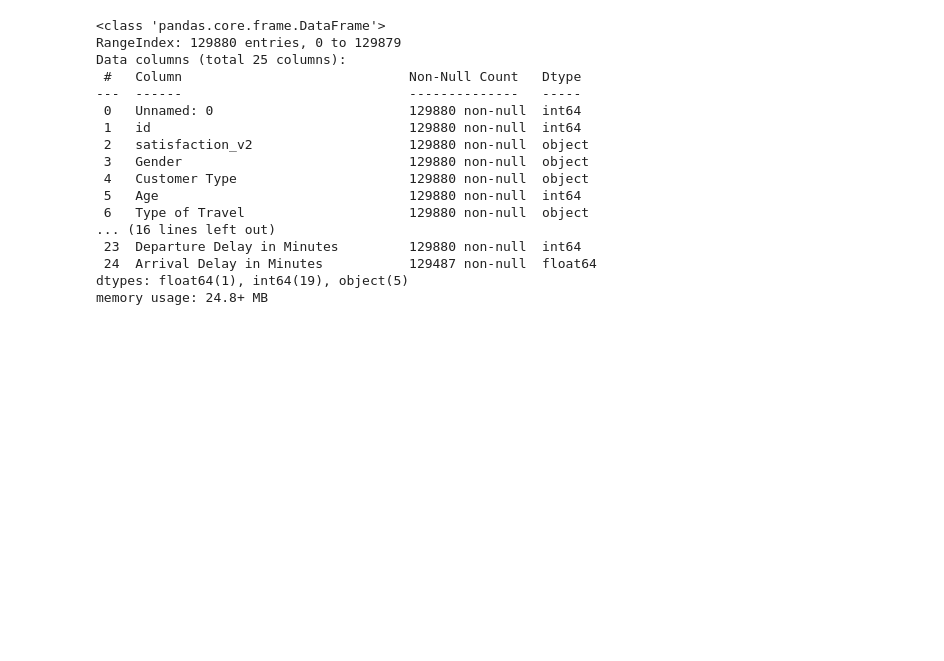
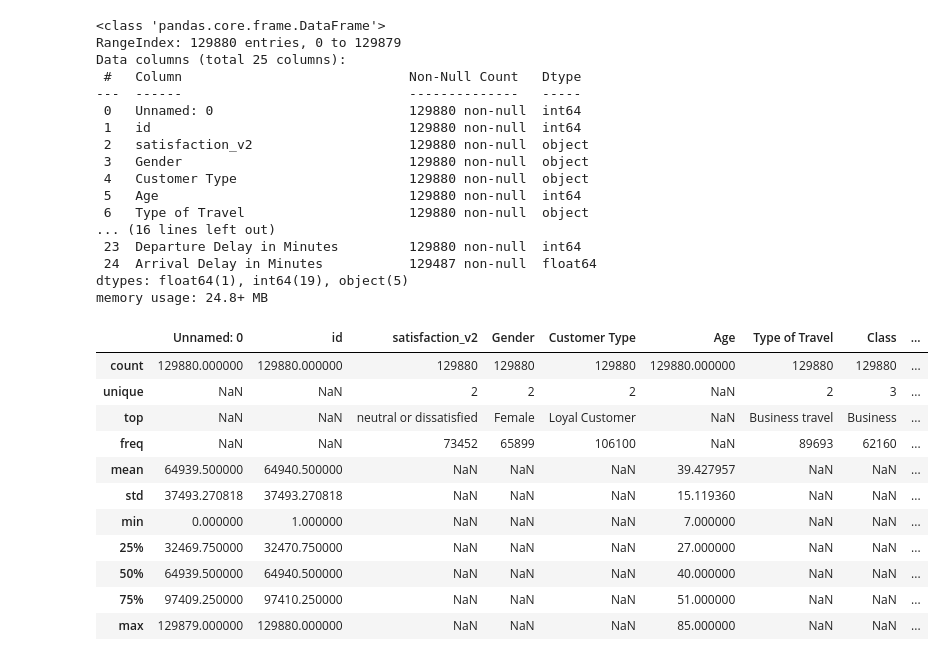
Before and after one commit to pasan-nadeeja-dev/Airplane-Passenger-Satisfaction, a Jupyter notebook: Airplane_Passenger_Satisfaction.ipynb, the cells around one changed output. Cells and saved outputs as stored; diff of their text form; code cells hidden in the pictures; blank space fills up the shorter version.

```diff
--- a/Airplane_Passenger_Satisfaction.ipynb
+++ b/Airplane_Passenger_Satisfaction.ipynb
@@ -104,0 +70,15 @@ memory usage: 24.8+ MB
+# %%
+df_original_v3_copy.describe(include='all')
+# %% [output]
+|  | Unnamed: 0 | id | satisfaction_v2 | Gender | Customer Type | Age | Type of Travel | Class | ... |
+| count | 129880.000000 | 129880.000000 | 129880 | 129880 | 129880 | 129880.000000 | 129880 | 129880 | ... |
+| unique | NaN | NaN | 2 | 2 | 2 | NaN | 2 | 3 | ... |
+| top | NaN | NaN | neutral or dissatisfied | Female | Loyal Customer | NaN | Business travel | Business | ... |
+| freq | NaN | NaN | 73452 | 65899 | 106100 | NaN | 89693 | 62160 | ... |
+| mean | 64939.500000 | 64940.500000 | NaN | NaN | NaN | 39.427957 | NaN | NaN | ... |
+| std | 37493.270818 | 37493.270818 | NaN | NaN | NaN | 15.119360 | NaN | NaN | ... |
+| min | 0.000000 | 1.000000 | NaN | NaN | NaN | 7.000000 | NaN | NaN | ... |
+| 25% | 32469.750000 | 32470.750000 | NaN | NaN | NaN | 27.000000 | NaN | NaN | ... |
+| 50% | 64939.500000 | 64940.500000 | NaN | NaN | NaN | 40.000000 | NaN | NaN | ... |
+| 75% | 97409.250000 | 97410.250000 | NaN | NaN | NaN | 51.000000 | NaN | NaN | ... |
+| max | 129879.000000 | 129880.000000 | NaN | NaN | NaN | 85.000000 | NaN | NaN | ... |
```
Also changed, not shown: parts of 17 cells of this notebook.
